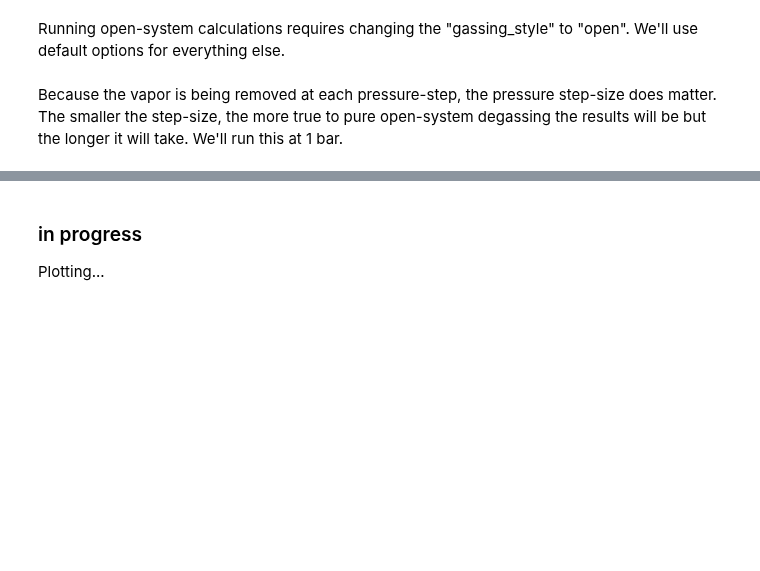
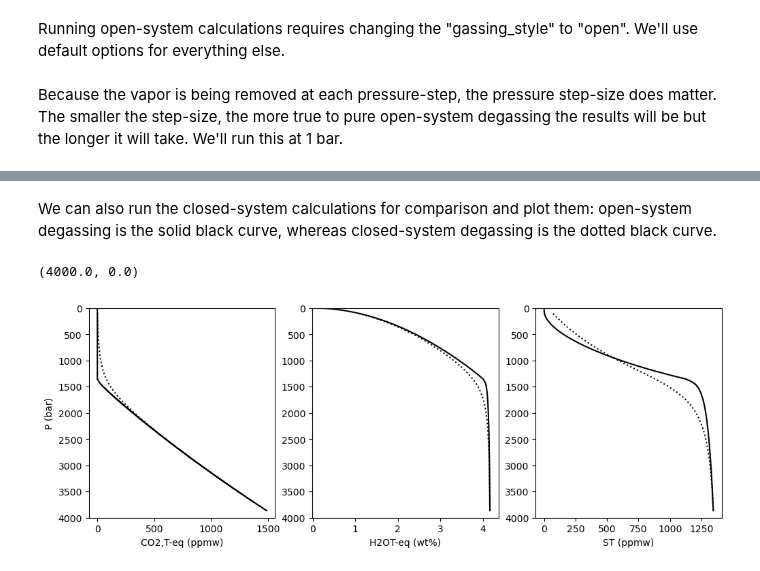
Before and after one commit to eryhughes/VolFe, a Jupyter notebook: docs/Examples/2c. degas_open.ipynb, the cells around one changed output, grey strips where cells are left out. Cells and saved outputs as stored; diff of their text form; code cells hidden in the pictures; blank space fills up the shorter version.

```diff
--- a/docs/Examples/2c. degas_open.ipynb
+++ b/docs/Examples/2c. degas_open.ipynb
@@ -58,3 +54,0 @@ KeyError: 'wm_S'
-# %% [markdown]
-### in progress ###
-Plotting...
@@ -107,0 +55,29 @@ fig.show()
+# %% [markdown]
+We can also run the closed-system calculations for comparison and plot them: open-system degassing is the solid black curve, whereas closed-system degassing is the dotted black curve.
+# %%
+# closed-system degassing calculation
+degas2 = vf.calc_gassing(my_analysis)
+# %%
+fig, (ax1, ax2, ax3) = plt.subplots(1, 3, figsize=(12,4))
+
+data1 = degas1 # open-system
+data2 = degas2 # closed-system
+
+# Plotting results
+ax1.plot(data1['CO2T-eq_ppmw'], data1['P_bar'], '-k')
+ax1.plot(data2['CO2T-eq_ppmw'], data2['P_bar'], ':k')
+ax2.plot(data1['H2OT-eq_wtpc'], data1['P_bar'], '-k')
+ax2.plot(data2['H2OT-eq_wtpc'], data2['P_bar'], ':k')
+ax3.plot(data1['ST_ppmw'], data1['P_bar'], '-k')
+ax3.plot(data2['ST_ppmw'], data2['P_bar'], ':k')
+
+ax1.set_ylabel('P (bar)')
+ax1.set_xlabel('CO2,T-eq (ppmw)')
+ax2.set_xlabel('H2OT-eq (wt%)')
+ax3.set_xlabel('ST (ppmw)')
+ax1.set_ylim([4000,0])
+ax2.set_ylim([4000,0])
+ax3.set_ylim([4000,0])
+# %% [output]
+(4000.0, 0.0)
+[figure, added]
```
Also changed, not shown: parts of 6 cells of this notebook.
